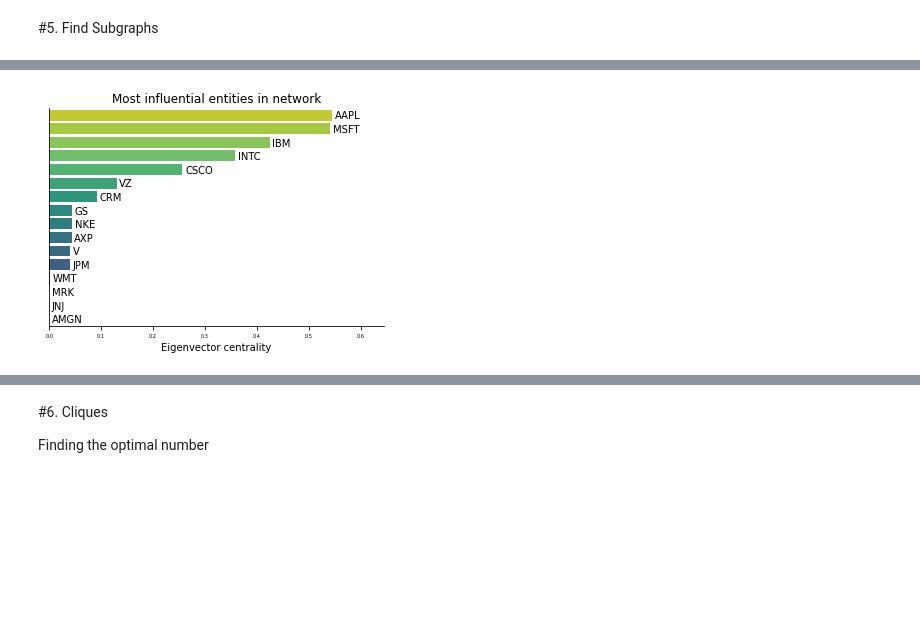
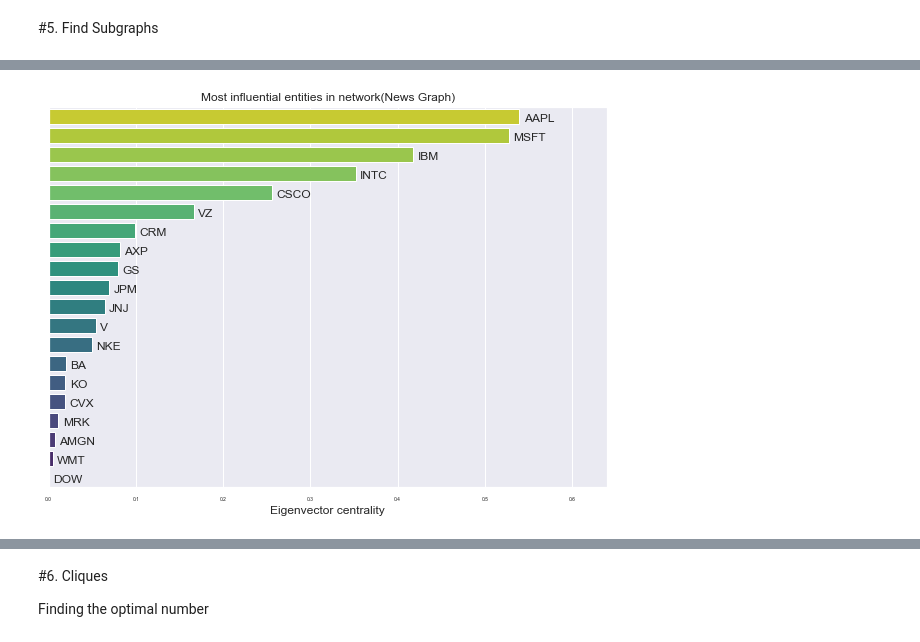
Before and after one commit to jnrkufuor/apollo, a Jupyter notebook: notebooks/Graph.ipynb, the cells around one changed output, grey strips where cells are left out. Drawn from its saved outputs; the diff is of its cells as text; code cells hidden in the pictures; blank space fills up the shorter version.

Commit message:
Added Community Detection for Price/Vol Graph

```diff
--- a/notebooks/Graph.ipynb
+++ b/notebooks/Graph.ipynb
@@ -12,6 +12,8 @@ import networkx as nx
 from tqdm import tqdm
 import matplotlib.pyplot as plt
 import seaborn as sns
+import seaborn as sns
+sns.set(rc={'figure.figsize':(20,15)})
 import squarify
 import statistics
 #from google.colab import drive
@@ -143,20 +169,20 @@ df_plot_fin = df_finance_nds
 df_plot_fin.reset_index(inplace=True, drop=True)
 
 #Build Graph Variables
-G = nx.Graph() #news graph
-G2 = nx.Graph() #finacial graph
+gr_news = nx.Graph() #news graph
+gr_price = nx.Graph() #finacial graph
 
 #add edges and nodes to graph
 
 #for news
 for link in tqdm(df_plot_news.index):
-  G.add_edge(df_plot_news.iloc[link]['from'],
+  gr_news.add_edge(df_plot_news.iloc[link]['from'],
              df_plot_news.iloc[link]['to'],
              weight=df_plot_news.iloc[link]['weight'])
 
 #for financial
 for link in tqdm(df_plot_fin.index):
-  G2.add_edge(df_plot_fin.iloc[link]['from'],
+  gr_price.add_edge(df_plot_fin.iloc[link]['from'],
              df_plot_fin.iloc[link]['to'],
              weight=df_plot_fin.iloc[link]['weight'])
 # %%
@@ -189,10 +209,0 @@ Build NetworkX graph
-# %%
-df_link = df_links
-df_link.reset_index(inplace=True, drop=True)
-
-G = nx.Graph()
-
-for link in tqdm(df_link.index):
-  G.add_edge(df_link.iloc[link]['from'],
-             df_link.iloc[link]['to'],
-             weight=df_link.iloc[link]['weight'])
@@ -201,38 +210,43 @@ Find Centralities
 # %%
-nodes = []
-eigenvector_cents = []
-ec_dict = nx.eigenvector_centrality(G, max_iter=1000, weight='weight')
+txt ="(News Graph)"
+for G in graph:
 
-for node in tqdm(G.nodes()):
-  nodes.append(node)
-  eigenvector_cents.append(ec_dict[node])
+    nodes = []
+    eigenvector_cents = []
+    ec_dict = nx.eigenvector_centrality(G, max_iter=1000, weight='weight')
+    for node in tqdm(G.nodes()):
+      nodes.append(node)
+      eigenvector_cents.append(ec_dict[node])
 
-df_centralities = pd.DataFrame(data={'entity': nodes,
-                                     'eigenvector': eigenvector_cents})
+    df_centralities = pd.DataFrame(data={'entity': nodes,
+                                        'eigenvector': eigenvector_cents})
 
-df_cent_top = df_centralities.sort_values('eigenvector', ascending=False).head(20)
-df_cent_top.reset_index(inplace=True, drop=True)
+    df_cent_top = df_centralities.sort_values('eigenvector', ascending=False).head(20)
+    df_cent_top.reset_index(inplace=True, drop=True)
+    fig, axs = plt.subplots(figsize=(10,7))
+    g = sns.barplot(data=df_cent_top,
+                x='eigenvector',
+                y='entity',
+                dodge=False,
+                orient='h',
+                hue='eigenvector',
+                palette='viridis',)
 
-g = sns.barplot(data=df_cent_top,
-            x='eigenvector',
-            y='entity',
-            dodge=False,
-            orient='h',
-            hue='eigenvector',
-            palette='viridis',)
+    g.set_yticks([])
+    g.set_title('Most influential entities in network'+txt)
+    g.set_xlabel('Eigenvector centrality')
+    g.set_ylabel('')
+    g.set_xlim(0, max(df_cent_top['eigenvector'])+0.1)
+    g.legend_.remove()
+    g.tick_params(labelsize=5)
 
-g.set_yticks([])
-g.set_title('Most influential entities in network')
-g.set_xlabel('Eigenvector centrality')
-g.set_ylabel('')
-g.set_xlim(0, max(df_cent_top['eigenvector'])+0.1)
-g.legend_.remove()
-g.tick_params(labelsize=5)
+    for i in df_cent_top.index:
+        g.text(df_cent_top.iloc[i]['eigenvector']+0.005, i+0.25, df_cent_top.iloc[i]['entity'])
 
-for i in df_cent_top.index:
-    g.text(df_cent_top.iloc[i]['eigenvector']+0.005, i+0.25, df_cent_top.iloc[i]['entity'])
-
-sns.despine()
-g.get_figure().savefig('cent_plot.png', dpi=1000)
+    #sns.despine()
+    g.get_figure().savefig('cent_plot.png', dpi=1000)
+    txt ="(Price Graph)"
+    nodes = []
+    eigenvector_cents=[]
 # %% [output]
-[figure, old version]
+[figure, new version]
```
Also changed, not shown: parts of 16 cells of this notebook, 1 other file.
